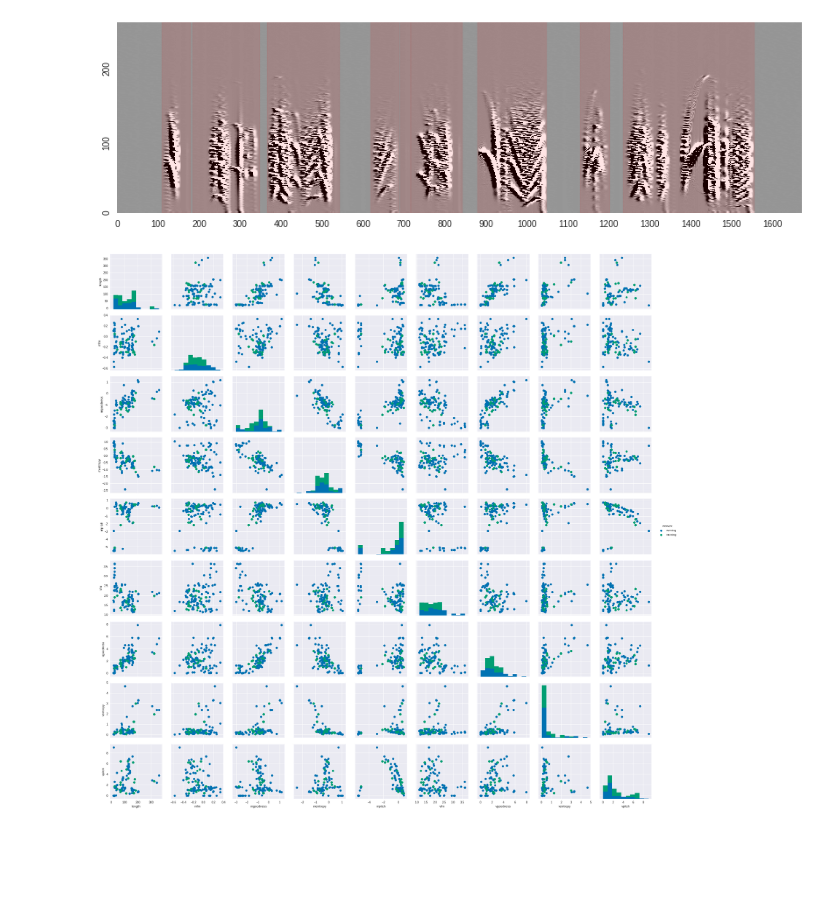
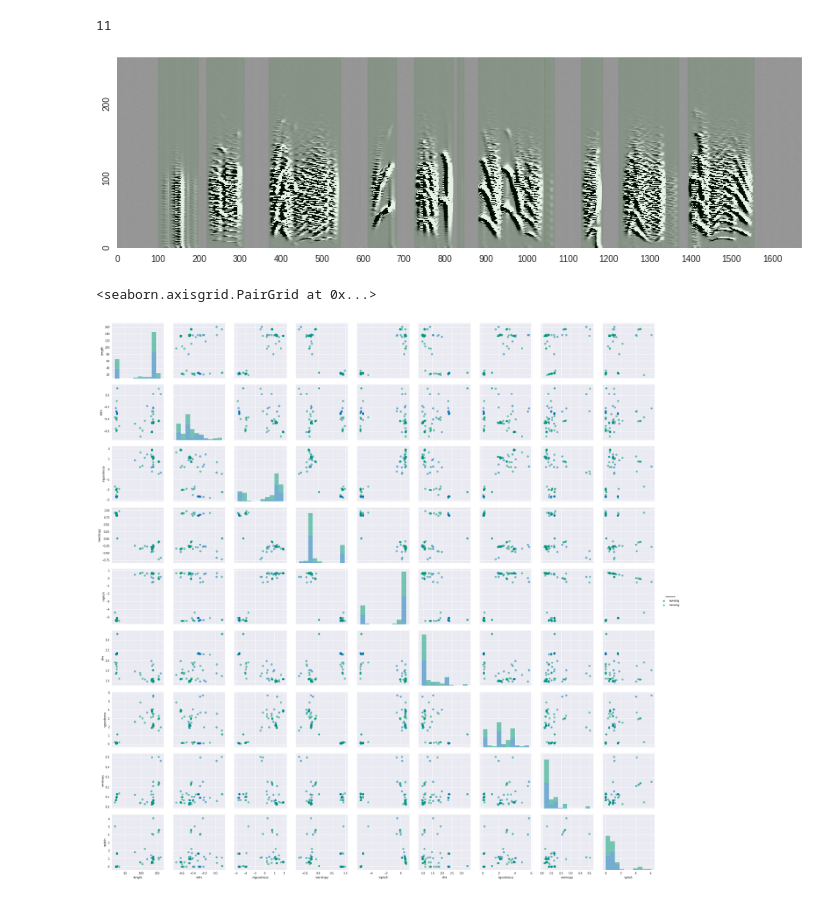
Before and after one commit to PaulEcoffet/birdsonglearningmodel, a Jupyter notebook: analysis/Syllables_analysis.ipynb, the cells around one changed output. Saved outputs shown, nothing was run; the diff lists cells and outputs as text; code cells hidden in the pictures; blank space fills up the shorter version.

```diff
--- a/analysis/Syllables_analysis.ipynb
+++ b/analysis/Syllables_analysis.ipynb
@@ -20,7 +20,7 @@ from song_model import SongModel
 sns.set_palette('colorblind')
 %matplotlib inline
 # %%
-path = '../model/res/super_concurrent_170413_113450/10_conc+slow_dev+default_coef+big_ba+20_replay+on_alpha_on_beta/'
+path = '../model/res/super_concurrent_170414_161118/50_conc+slow_dev+default_coef+big_ba+5_replay+on_alpha_zero_beta/'
 with open(join(path, 'data_cur.pkl'), 'rb') as f:
     data = pickle.load(f)
 # %%
@@ -48,7 +48,9 @@ syllables_data = extract_syllables_feature(sm.gen_sound())
 fig = plt.figure(figsize=(14, 4))
 ax = fig.gca()
 ax = bsa.spectral_derivs_plot(bsa.spectral_derivs(sm.gen_sound(), freq_range=256, fft_step=40, fft_size=1024), contrast=0.01, ax=ax)
+print(len(syllables_data))
 for syllable in syllables_data:
-    ax.axvspan(syllable['beg'], syllable['end'], color='r', alpha=0.1)
+    ax.axvspan(syllable['beg'], syllable['end'], color='g', alpha=0.1)
 # %% [output]
+11
-[figure, old version]
+[figure, new version]
@@ -56,0 +57,6 @@ all_dat = all_syllables_features(rd)
+# %%
+from ipywidgets.widgets import FloatProgress
+from IPython.display import display
+progress = FloatProgress(min=0, max=1)
+display(progress)
+all_dat = all_syllables_features(rd, progress)
@@ -57,13 +65,14 @@ all_dat = all_syllables_features(rd)
 # %%
 first_day = 2
-last_day = first_day  + 10
-plot_dat = all_dat[((all_dat.day == first_day) & (all_dat.moment == 'evening'))
-                   | ((all_dat['day'] == last_day) & (all_dat['moment'] == 'morning'))]
+last_day = first_day  + 1
+plot_dat = all_dat[((all_dat.day == first_day) & (all_dat.moment == 'evening') & (all_dat.isyb == 1))
+                   | ((all_dat['day'] == last_day) & (all_dat['moment'] == 'morning')  & (all_dat.isyb == 1))]
 # %%
 g = sns.PairGrid(plot_dat, hue="moment", vars=['length', 'mfm', 'mgoodness', 'mentropy', 'mpitch',
                                             'vfm', 'vgoodness', 'ventropy', 'vpitch'], size=3)
-g.map_diag(plt.hist)
-g.map_offdiag(plt.scatter)
-g.add_legend();
+g.map_diag(plt.hist, alpha=0.5)
+g.map_offdiag(plt.scatter, alpha=0.5)
+g.add_legend()
 # %% [output]
+<seaborn.axisgrid.PairGrid at 0x...>
-[figure, old version]
+[figure, new version]
```
Also changed, not shown: parts of 13 cells of this notebook, 2 other files.
